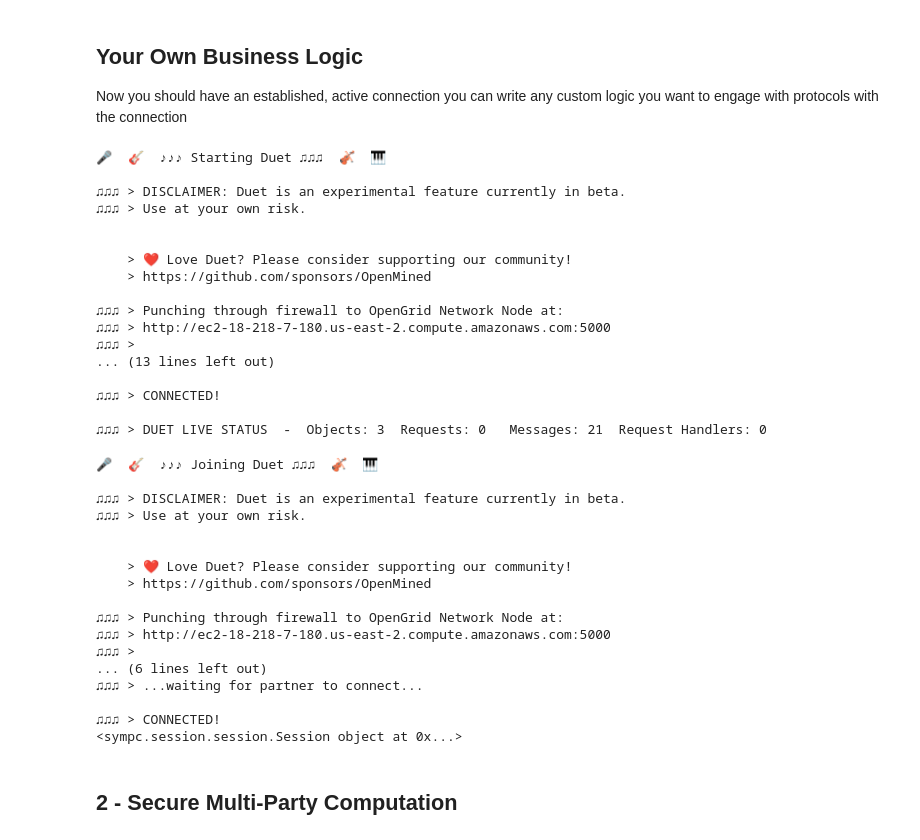
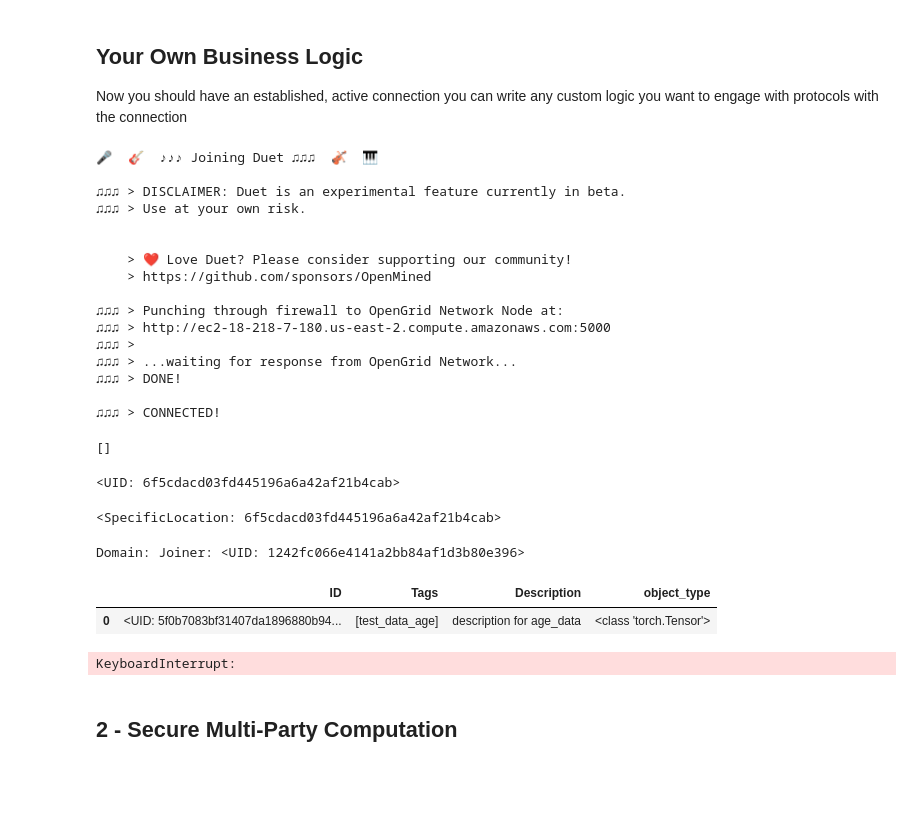
Before and after one commit to kajaschmidt/aries-jupyter-playground, a Jupyter notebook: agents/city/notebooks/03_connect_with_manufacturers.ipynb, the cells around one changed output. Saved outputs shown, nothing was run; the diff lists cells and outputs as text; code cells hidden in the pictures; blank space fills up the shorter version.

```diff
--- a/agents/city/notebooks/03_connect_with_manufacturers.ipynb
+++ b/agents/city/notebooks/03_connect_with_manufacturers.ipynb
@@ -394,27 +397,12 @@ from sympc.tensor import MPCTensor
+# %%
+sy.VERBOSE = True
 # %%
 # Step 1: Create duet
-duet_ds = sy.launch_duet()
+#duet_city = sy.launch_duet()
-# %% [output]
-🎤  🎸  ♪♪♪ Starting Duet ♫♫♫  🎻  🎹
-
-♫♫♫ > DISCLAIMER: Duet is an experimental feature currently in beta.
-♫♫♫ > Use at your own risk.
-
-
-    > ❤️ Love Duet? Please consider supporting our community!
-    > https://github.com/sponsors/OpenMined
-
-♫♫♫ > Punching through firewall to OpenGrid Network Node at:
-♫♫♫ > http://ec2-18-218-7-180.us-east-2.compute.amazonaws.com:5000
-♫♫♫ >
-... (13 lines left out)
-
-♫♫♫ > CONNECTED!
-
-♫♫♫ > DUET LIVE STATUS  -  Objects: 3  Requests: 0   Messages: 21  Request Handlers: 0
 # %%
 # Step 4: Connect to duet of M1
-duet_m1 = sy.duet("bf2a7a2d63c30294c9bfa5c61ea9be9e")
+#duet_m1 = sy.duet("bd49dc9c9b7d5ff6ea5cc2ca16023779")
+duet_m1 = sy.join_duet(loopback=True)
 # %% [output]
 🎤  🎸  ♪♪♪ Joining Duet ♫♫♫  🎻  🎹
 
@@ -428,8 +416,7 @@ duet_m1 = sy.duet("bf2a7a2d63c30294c9bfa5c61ea9be9e")
 ♫♫♫ > Punching through firewall to OpenGrid Network Node at:
 ♫♫♫ > http://ec2-18-218-7-180.us-east-2.compute.amazonaws.com:5000
 ♫♫♫ >
-... (6 lines left out)
-♫♫♫ > ...waiting for partner to connect...
+♫♫♫ > ...waiting for response from OpenGrid Network...
+♫♫♫ > DONE!
 
 ♫♫♫ > CONNECTED!
-<sympc.session.session.Session object at 0x...>
@@ -436,3 +425,30 @@ duet_m1 = sy.duet("bf2a7a2d63c30294c9bfa5c61ea9be9e")
+# %%
+duet_city.store
+# %% [output]
+[]
+# %%
+duet_m1.id
+# %% [output]
+<UID: 6f5cdacd03fd445196a6a42af21b4cab>
+# %%
+duet_m1.target_id
+# %% [output]
+<SpecificLocation: 6f5cdacd03fd445196a6a42af21b4cab>
+# %%
+duet_m1.node
+# %% [output]
+Domain: Joiner: <UID: 1242fc066e4141a2bb84af1d3b80e396>
+# %%
+duet_m1.store.pandas
+# %% [output]
+|  | ID | Tags | Description | object_type |
+| 0 | <UID: 5f0b7083bf31407da1896880b94... | [test_data_age] | description for age_data | <class 'torch.Tensor'> |
+# %%
+from IPython.core.debugger import set_trace
+
+duet_m1.store.pandas
+# %% [output]
+KeyboardInterrupt:
 # %% [markdown]
 ## 2 - Secure Multi-Party Computation
 # %%
```
Also changed, not shown: parts of 15 cells of this notebook, 3 other files.
